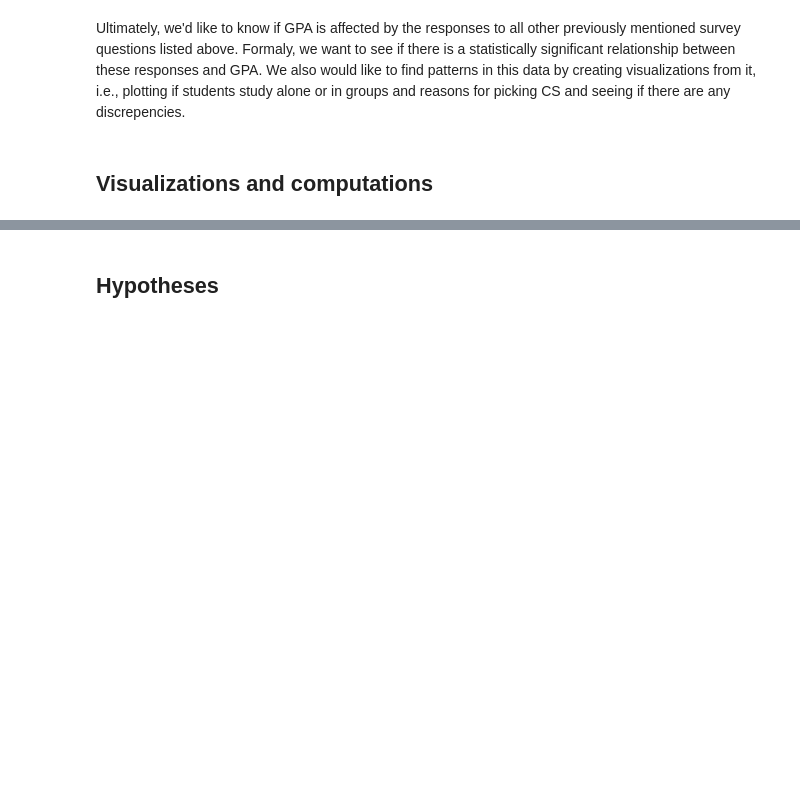
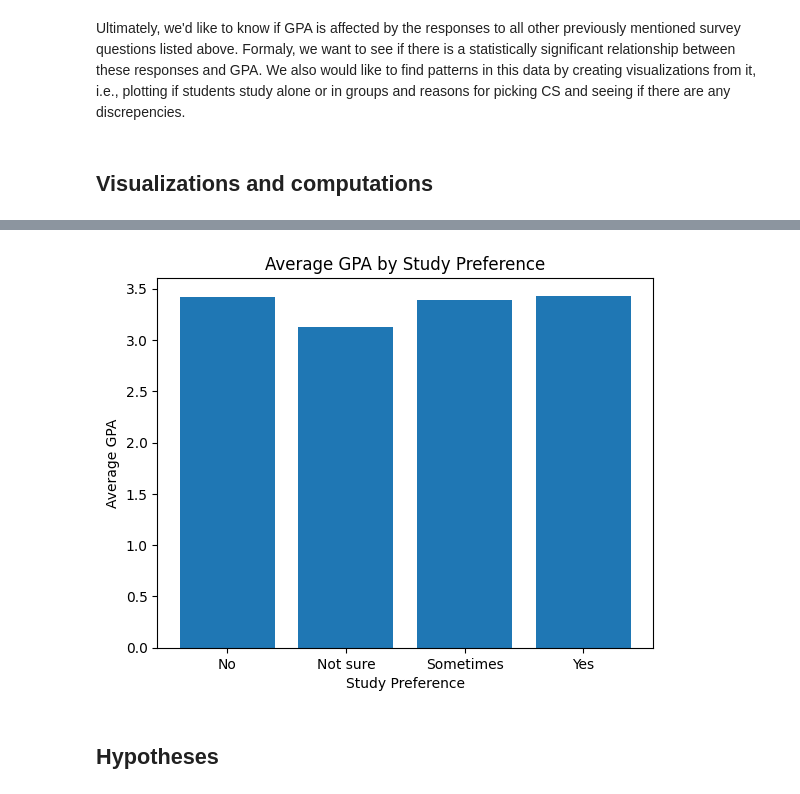
Before and after one commit to undahveeti/University-Characteristic-Data-Analysis, a Jupyter notebook: cs105_mini_project.ipynb, the cells around one changed output, grey strips where cells are left out. Saved outputs shown, nothing was run; the diff lists cells and outputs as text; code cells hidden in the pictures; blank space fills up the shorter version.

Commit message:
added gpa range to avg fun and gpa vs pref bar

```diff
--- a/cs105_mini_project.ipynb
+++ b/cs105_mini_project.ipynb
@@ -39,3 +44,21 @@ display(df)
+# %%
+#Since our gpa values are ranges, we need to convert them to a single value
+def gpa_range_to_avg(gpa_range):
+    first, second = map(float, gpa_range.split('-'))
+    return (first + second) / 2
+# %%
+import matplotlib.pyplot as plt
+
+df["gpa"] = df["What is your current cumulative GPA?"].apply(gpa_range_to_avg)
+study_pref_mean = df.groupby("Do you prefer studying and/or working in groups? ")["gpa"].mean()
+
+plt.bar(study_pref_mean.index, study_pref_mean.values)
+plt.xlabel("Study Preference")
+plt.ylabel("Average GPA")
+plt.title("Average GPA by Study Preference")
+plt.show()
+# %% [output]
+[figure, added]
 # %% [markdown]
 ## Hypotheses
 # %% [markdown]
```
Also changed, not shown: parts of 1 cell of this notebook.
